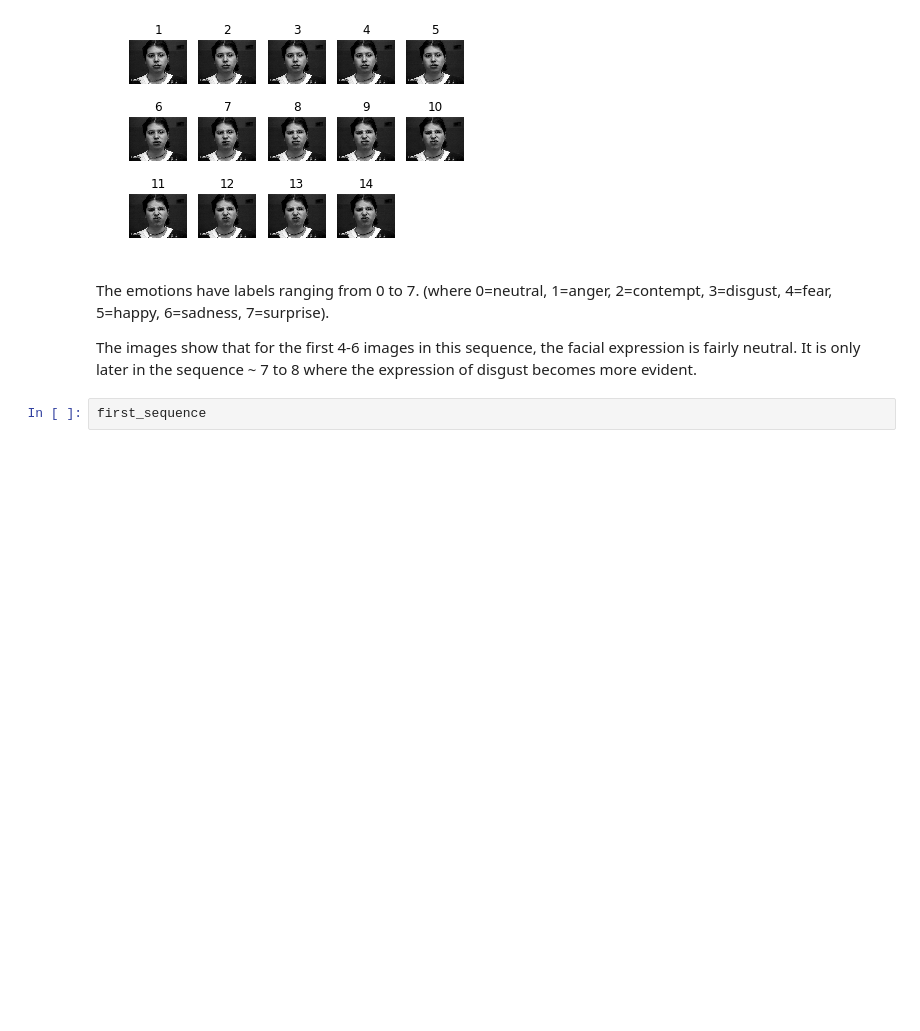
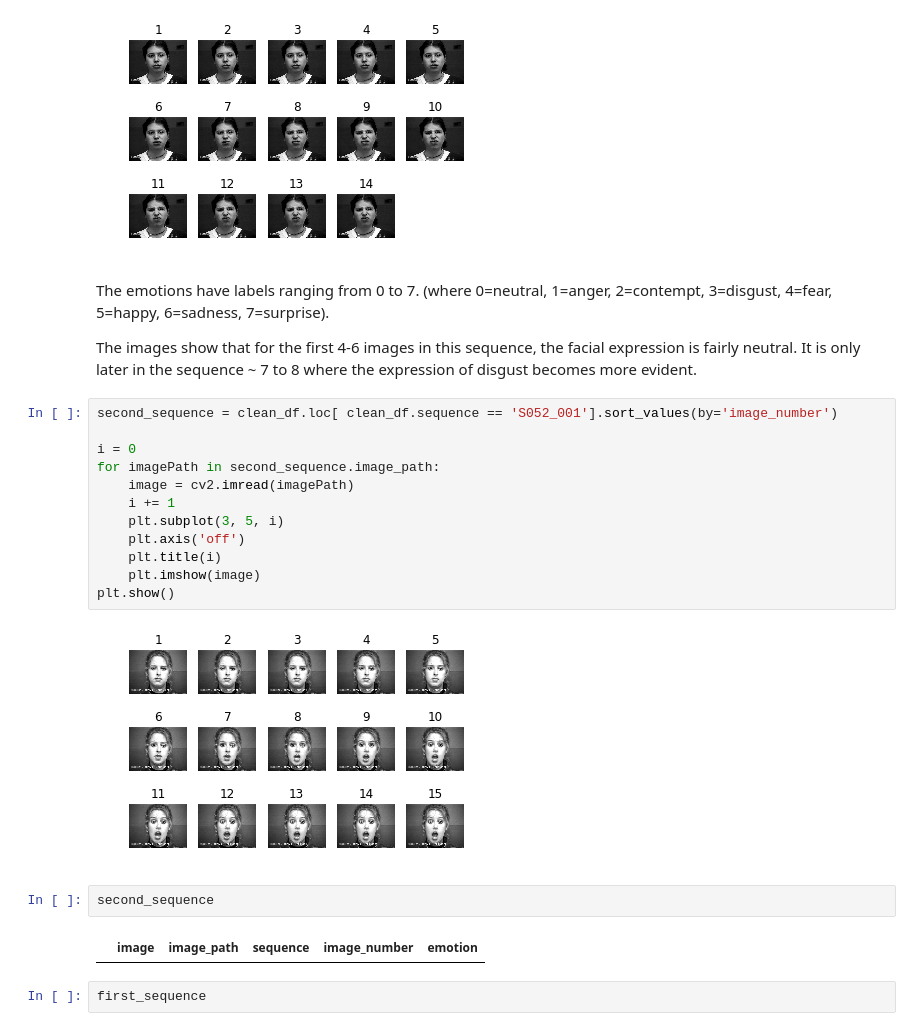
Before and after one commit to chriskhoo/machine_vision, a Jupyter notebook: 21_Jupyter_notebooks/01_data_exploration.ipynb, the cells around one changed output. Saved outputs shown, nothing was run; the diff lists cells and outputs as text; blank space fills up the shorter version.

```diff
--- a/21_Jupyter_notebooks/01_data_exploration.ipynb
+++ b/21_Jupyter_notebooks/01_data_exploration.ipynb
@@ -189,6 +189,24 @@ plt.show()
 The emotions have labels ranging from 0 to 7. (where 0=neutral, 1=anger, 2=contempt, 3=disgust, 4=fear, 5=happy, 6=sadness, 7=surprise).
 
 The images show that for the first 4-6 images in this sequence, the facial expression is fairly neutral. It is only later in the sequence ~ 7 to 8 where the expression of disgust becomes more evident.
+# %%
+second_sequence = clean_df.loc[ clean_df.sequence == 'S052_001'].sort_values(by='image_number')
+
+i = 0
+for imagePath in second_sequence.image_path:
+    image = cv2.imread(imagePath)
+    i += 1
+    plt.subplot(3, 5, i)
+    plt.axis('off')
+    plt.title(i)
+    plt.imshow(image)
+plt.show()
+# %% [output]
+[figure, added]
+# %%
+second_sequence
+# %% [output]
+|  | image | image_path | sequence | image_number | emotion |
 # %%
 first_sequence
 # %% [output]
```
Also changed, not shown: parts of 1 cell of this notebook, 7 other files.
